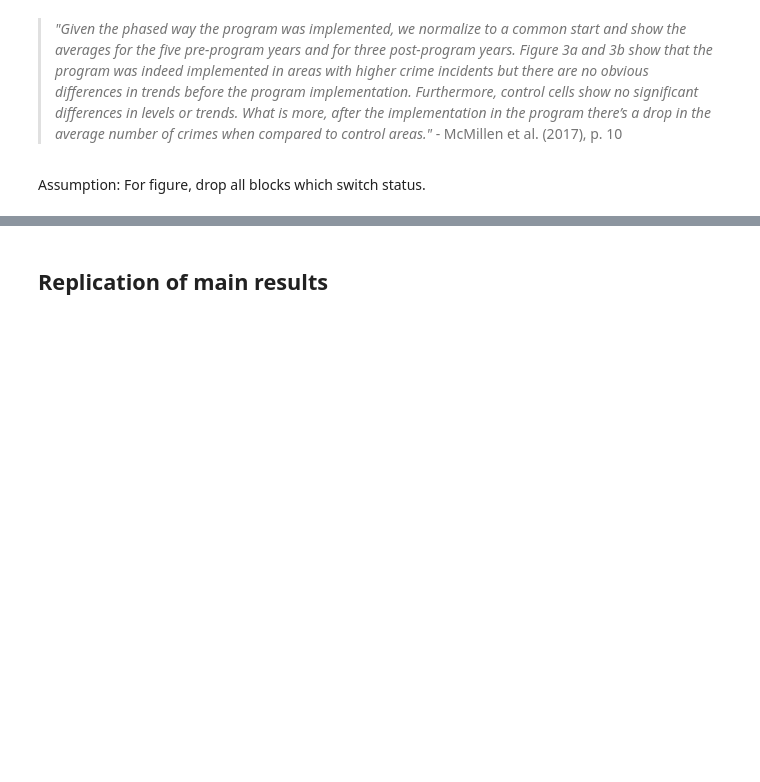
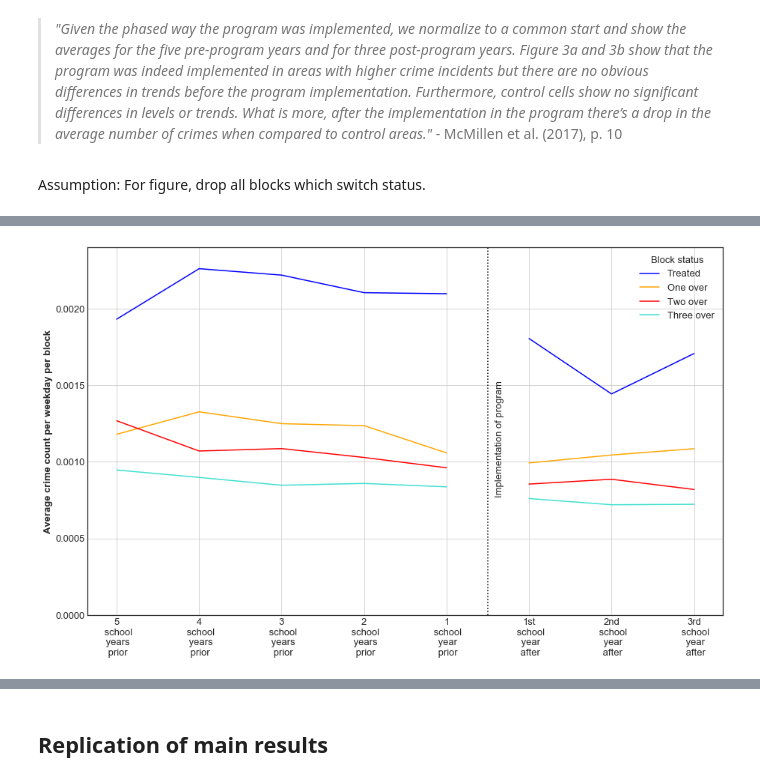
Before and after one commit to binste/chicago_safepassage_evaluation, a Jupyter notebook: notebooks/5_analysis/1.0-binste-analyze-crime-results-census-block-level.ipynb, the cells around one changed output, grey strips where cells are left out. Saved outputs shown, nothing was run; the diff lists cells and outputs as text; code cells hidden in the pictures; blank space fills up the shorter version.

```diff
--- a/notebooks/5_analysis/1.0-binste-analyze-crime-results-census-block-level.ipynb
+++ b/notebooks/5_analysis/1.0-binste-analyze-crime-results-census-block-level.ipynb
@@ -78,3 +87,4 @@ routes = routes.merge(
 # %%
 with (data_path / 'processed/figures/blocks_fig_3.pkl').open('rb') as f:
     blocks_fig_3 = pickle.load(f)
+blocks_fig_3 = blocks_fig_3.query('run_var != 3')
@@ -249,0 +268,7 @@ save_to_jekyll(fig3_property, 'did_figure_property')
+# %%
+text_labels = [f'{i}\n school\n years\n prior' for i in range(2, 6)][::-1]
+text_labels = text_labels + [
+    '1\n school\n year\n prior', '1st\n school\n year\n after', '2nd\n school\n year\n after',
+    '3rd\n school\n year\n after'
+]
+text_labels
@@ -249,0 +284,32 @@ save_to_jekyll(fig3_property, 'did_figure_property')
+# %%
+def add_block_group(before, after, ax, block_group, color, count_col):
+    before[before['block_status'] == block_group].plot(
+        'run_var', count_col, ax=ax, color=color, label=block_group)
+    after[after['block_status'] == block_group].plot(
+        'run_var', count_col, ax=ax, color=color, label='')
+# %%
+def plot_did(count_col, f_name, ylim):
+    fig, ax = plt.subplots()
+    before = blocks_fig_3.query('run_var < 0')
+    after = blocks_fig_3.query('run_var >= 0')
+
+    add_block_group(before, after, ax, 'Treated', 'blue', count_col)
+    add_block_group(before, after, ax, 'One over', 'orange', count_col)
+    add_block_group(before, after, ax, 'Two over', 'red', count_col)
+    add_block_group(before, after, ax, 'Three over', 'turquoise', count_col)
+
+    plt.xticks(range(-5, 4), text_labels)
+
+    ax.set_xlabel('')
+    ax.set_ylabel('Average crime count per weekday per block')
+    ax.legend(title='Block status')
+    ax.set_ylim(*ylim)
+    ax.vlines(-0.5, 0, ylim[1], linestyles='dotted')
+    plt.figtext(0.66, 0.65, 'Implementation of program', rotation=90)
+    ax.grid(True)
+    plt.tight_layout()
+    plt.savefig(f'../../docs/figures/{f_name}.png', dpi=800, transparent=True)
+
+plot_did('violent_count_per_wday', 'didfigureviolent', (0, 0.0024))
+# %% [output]
+[figure, added]
```
Also changed, not shown: parts of 24 cells of this notebook.
